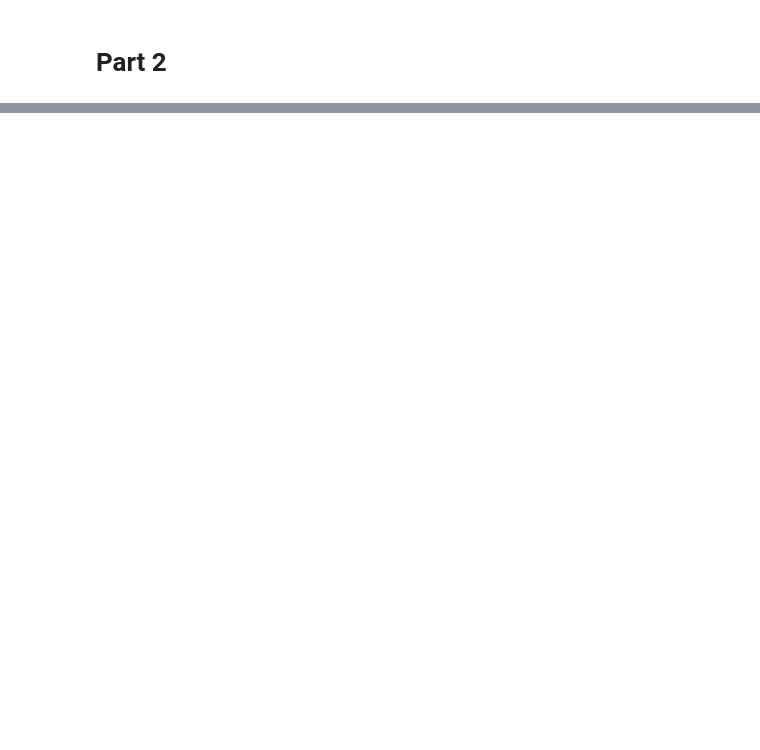
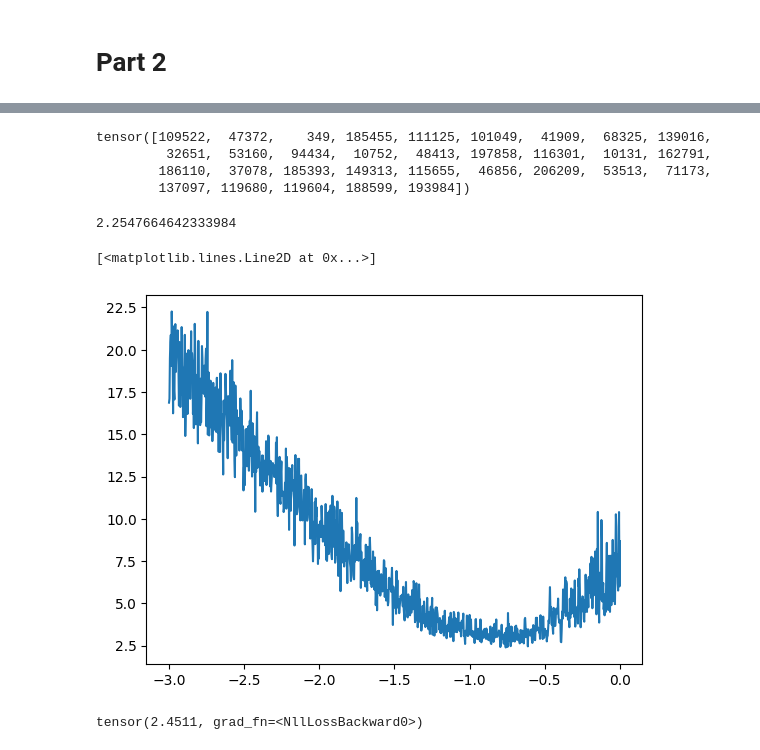
Before and after one commit to jaeseonim/my-ai-journey, a Jupyter notebook: karpathy-ai-study/02_makemore_practice.ipynb, the cells around one changed output, grey strips where cells are left out. Saved outputs shown, nothing was run; the diff lists cells and outputs as text; code cells hidden in the pictures; blank space fills up the shorter version.

```diff
--- a/karpathy-ai-study/02_makemore_practice.ipynb
+++ b/karpathy-ai-study/02_makemore_practice.ipynb
@@ -404,0 +730,8 @@ ka.
+# %%
+# 보통 데이터가 많을 때는 위처럼 안하고 미니배치 학습을 해버린다
+torch.randint(0, X.shape[0], (32,)) # 0~5 사이에 있는 32개 숫자를 랜덤하게 생성 가능 -> 미니배치 개수 32개.
+# %% [output]
+tensor([109522,  47372,    349, 185455, 111125, 101049,  41909,  68325, 139016,
+         32651,  53160,  94434,  10752,  48413, 197858, 116301,  10131, 162791,
+        186110,  37078, 185393, 149313, 115655,  46856, 206209,  53513,  71173,
+        137097, 119680, 119604, 188599, 193984])
@@ -404,0 +742,59 @@ ka.
+# %%
+lri = []
+lossi = []
+
+# 훨씬 빨라진다
+# learning rate도 만져보자
+for i in range(10000):
+
+  # mini batch construct
+  # 미니배치 학습을 하게 되면 gradient의 학습방향 퀄리티는 위보다 낮아지는 건 쩔수다.
+  ix = torch.randint(0, X.shape[0], (32,))
+
+  # forward pass
+  emb = C[X[ix]] # (32, 3, 2) -> 다시 32개로 된다
+  # 32 대신 -1로 써버려. 이렇게 하면 FLEXIBLE해.
+  h = torch.tanh(emb.view(-1, 6) @ W1 + b1) # (32, 6) @ (6,100) = (32, 100)
+  logits = h @ W2 + b2 # (100, 27)
+  # counts = logits.exp()
+  # prob = counts / counts.sum(1, keepdims= True)
+  # loss = -prob[torch.arange(32), Y].log().mean()
+  # counts 이후의 줄을 한 함수로 요약 가능!
+  loss = F.cross_entropy(logits, Y[ix])
+  # print(loss.item())
+
+  # backward pass
+  for p in parameters:
+    p.grad = None
+  loss.backward()
+
+  # update
+  # 낮은 학습률에서 시작해서 점차 올렸어
+  # lr = lrs[i]
+  lr = 0.1
+  for p in parameters:
+    # 학습률을 어떻게 정할까? 너무 높게 하면 불안정한데, 낮게 하면 학습이 잘 되지 않아
+    # 초반에 높게 잡고, 뭔가 정체되는 것 같으면 그 때 낮춰
+    p.data += -lr * p.grad
+
+  # track
+  # lri.append(lre[i])
+  # lossi.append(loss.item())
+
+print(loss.item())
+# %% [output]
+2.2547664642333984
+# %%
+plt.plot(lri, lossi)\ # 10의 -1승인 0.1이 꽤 좋은 lr이였다...
+# %% [output]
+[<matplotlib.lines.Line2D at 0x...>]
+[figure, added]
+# %%
+# 전체 데이터셋에 대한 성능 다시
+emb = C[X]
+h = torch.tanh(emb.view(-1, 6) @ W1 + b1)
+logits = h @ W2 + b2
+loss = F.cross_entropy(logits, Y)
+loss
+# %% [output]
+tensor(2.4511, grad_fn=<NllLossBackward0>)
```
Also changed, not shown: parts of 60 cells of this notebook.
